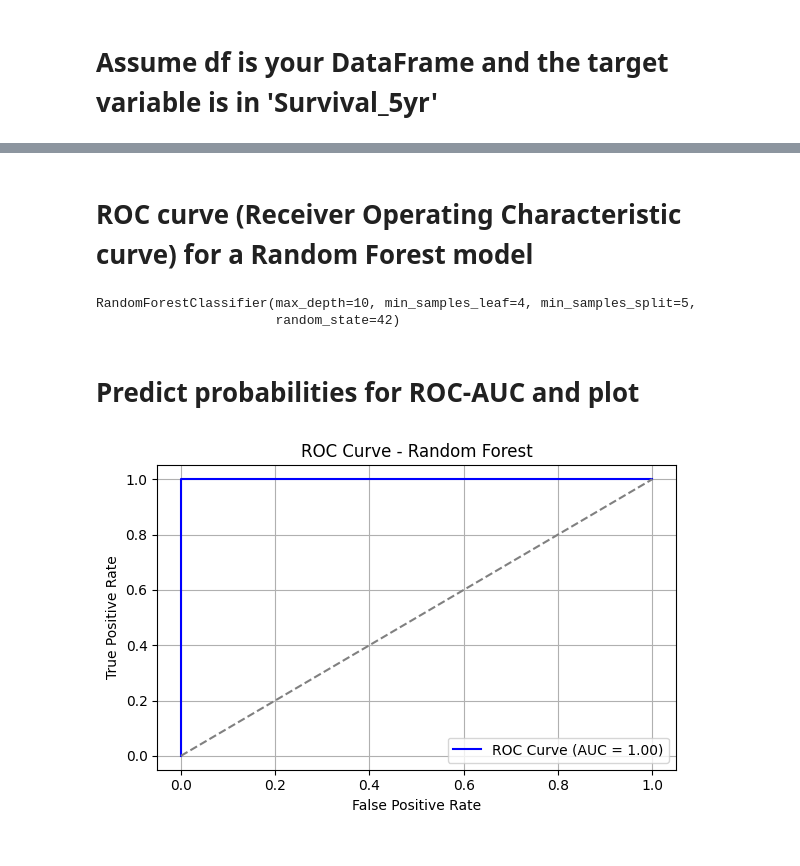
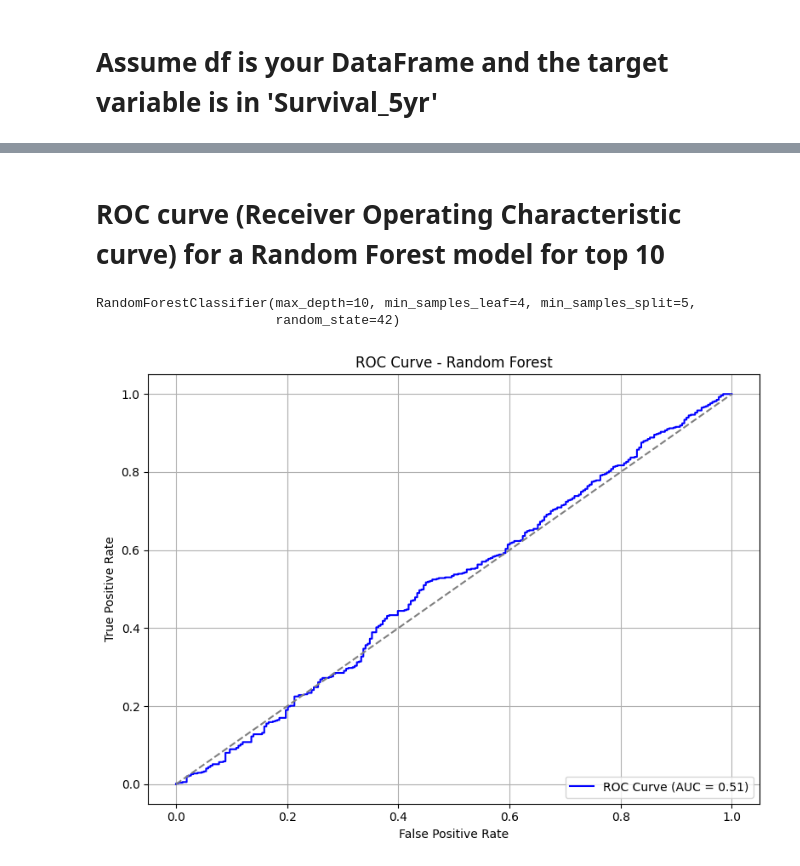
Before and after one commit to MichaelYemane707/breast_cancer_prediction, a Jupyter notebook: RandomForestClassifier.ipynb, the cells around one changed output, grey strips where cells are left out. Cells and saved outputs as stored; diff of their text form; code cells hidden in the pictures.

Commit message:
update RandomForestClassifier.ipynb with other features

```diff
--- a/RandomForestClassifier.ipynb
+++ b/RandomForestClassifier.ipynb
@@ -62,2 +41,0 @@ memory usage: 503.1+ KB
-# %%
-df['Survival Months'] = pd.to_numeric(df['Survival Months'], errors='coerce')
@@ -88,2 +52,2 @@ df['Survival_5yr'] = np.where(df['Survival Months'] >= 60, 1, 0)
 # %%
-df.dropna(subset=['Survival Months'], inplace=True)
+df.drop(['Status', 'Survival Months'], axis=1, inplace=True)
@@ -226,2 +60,4 @@ Series([], dtype: object)
 # %%
+X = df_encoded.drop('Survival_5yr', axis=1)
+y = df_encoded['Survival_5yr']
 X_train, X_test, y_train, y_test = train_test_split(X, y, test_size=0.2, random_state=42)
@@ -228,5 +96,5 @@ X_train, X_test, y_train, y_test = train_test_split(X, y, test_size=0.2, random_
 # %% [markdown]
-# ROC curve (Receiver Operating Characteristic curve) for a Random Forest model
+# ROC curve (Receiver Operating Characteristic curve) for a Random Forest model for top 10
 # %%
 X_train, X_test, y_train, y_test = train_test_split(X, y, test_size=0.2, random_state=42)
 
@@ -251,23 +119,22 @@ best_model.fit(X_train_top, y_train)
 # %% [output]
 RandomForestClassifier(max_depth=10, min_samples_leaf=4, min_samples_split=5,
                        random_state=42)
-# %% [markdown]
-# Predict probabilities for ROC-AUC and plot
 # %%
 y_probs = best_model.predict_proba(X_test_top)[:, 1]
+
 fpr, tpr, _ = roc_curve(y_test, y_probs)
-
 roc_auc = auc(fpr, tpr)
 
-plt.figure(figsize=(6, 4))
+
+plt.figure(figsize=(8, 6))
 plt.plot(fpr, tpr, label=f'ROC Curve (AUC = {roc_auc:.2f})', color='blue')
 plt.plot([0, 1], [0, 1], linestyle='--', color='gray')
 plt.xlabel('False Positive Rate')
 plt.ylabel('True Positive Rate')
 plt.title('ROC Curve - Random Forest')
 plt.legend(loc='lower right')
 plt.grid()
 plt.tight_layout()
 plt.show()
 # %% [output]
-[figure, old version]
+[figure, new version]
```
Also changed, not shown: parts of 47 cells of this notebook.
